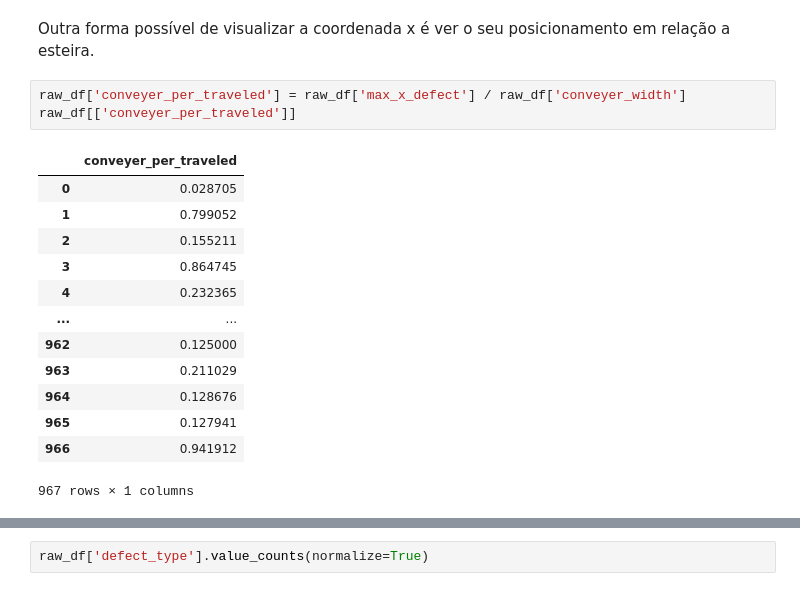
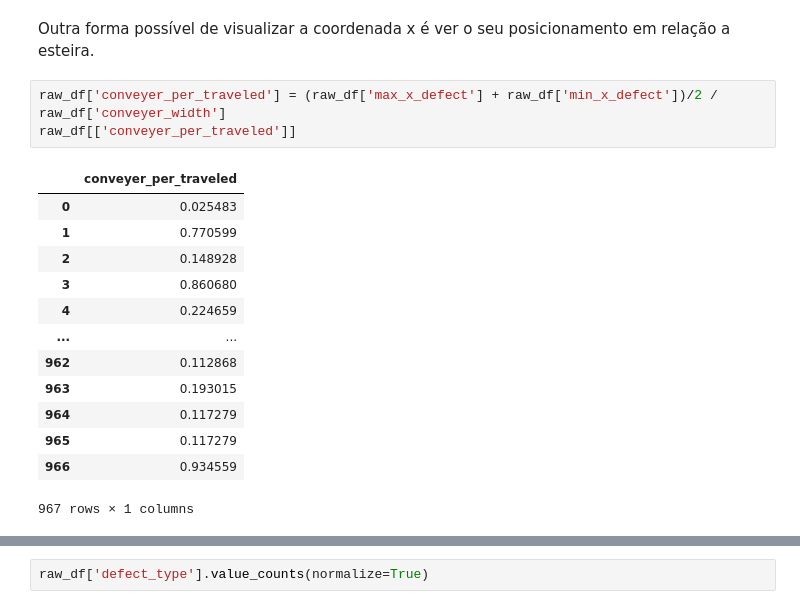
Before and after one commit to beamaia/steel-plates-arcelor, a Jupyter notebook: notebooks/desafio_beatriz_maia.ipynb, the cells around one changed output, grey strips where cells are left out. Drawn from its saved outputs; the diff is of its cells as text.

```diff
--- a/notebooks/desafio_beatriz_maia.ipynb
+++ b/notebooks/desafio_beatriz_maia.ipynb
@@ -275,20 +276,20 @@ fig.show()
 # %% [markdown]
 Outra forma possível de visualizar a coordenada x é ver o seu posicionamento em relação a esteira.
 # %%
-raw_df['conveyer_per_traveled'] = raw_df['max_x_defect'] / raw_df['conveyer_width']
+raw_df['conveyer_per_traveled'] = (raw_df['max_x_defect'] + raw_df['min_x_defect'])/2 / raw_df['conveyer_width']
 raw_df[['conveyer_per_traveled']]
 # %% [output]
 |  | conveyer_per_traveled |
-| 0 | 0.028705 |
-| 1 | 0.799052 |
-| 2 | 0.155211 |
-| 3 | 0.864745 |
-| 4 | 0.232365 |
+| 0 | 0.025483 |
+| 1 | 0.770599 |
+| 2 | 0.148928 |
+| 3 | 0.860680 |
+| 4 | 0.224659 |
 | ... | ... |
-| 962 | 0.125000 |
-| 963 | 0.211029 |
-| 964 | 0.128676 |
-| 965 | 0.127941 |
-| 966 | 0.941912 |
+| 962 | 0.112868 |
+| 963 | 0.193015 |
+| 964 | 0.117279 |
+| 965 | 0.117279 |
+| 966 | 0.934559 |
 967 rows × 1 columns
 # %%
```
Also changed, not shown: parts of 27 cells of this notebook.
